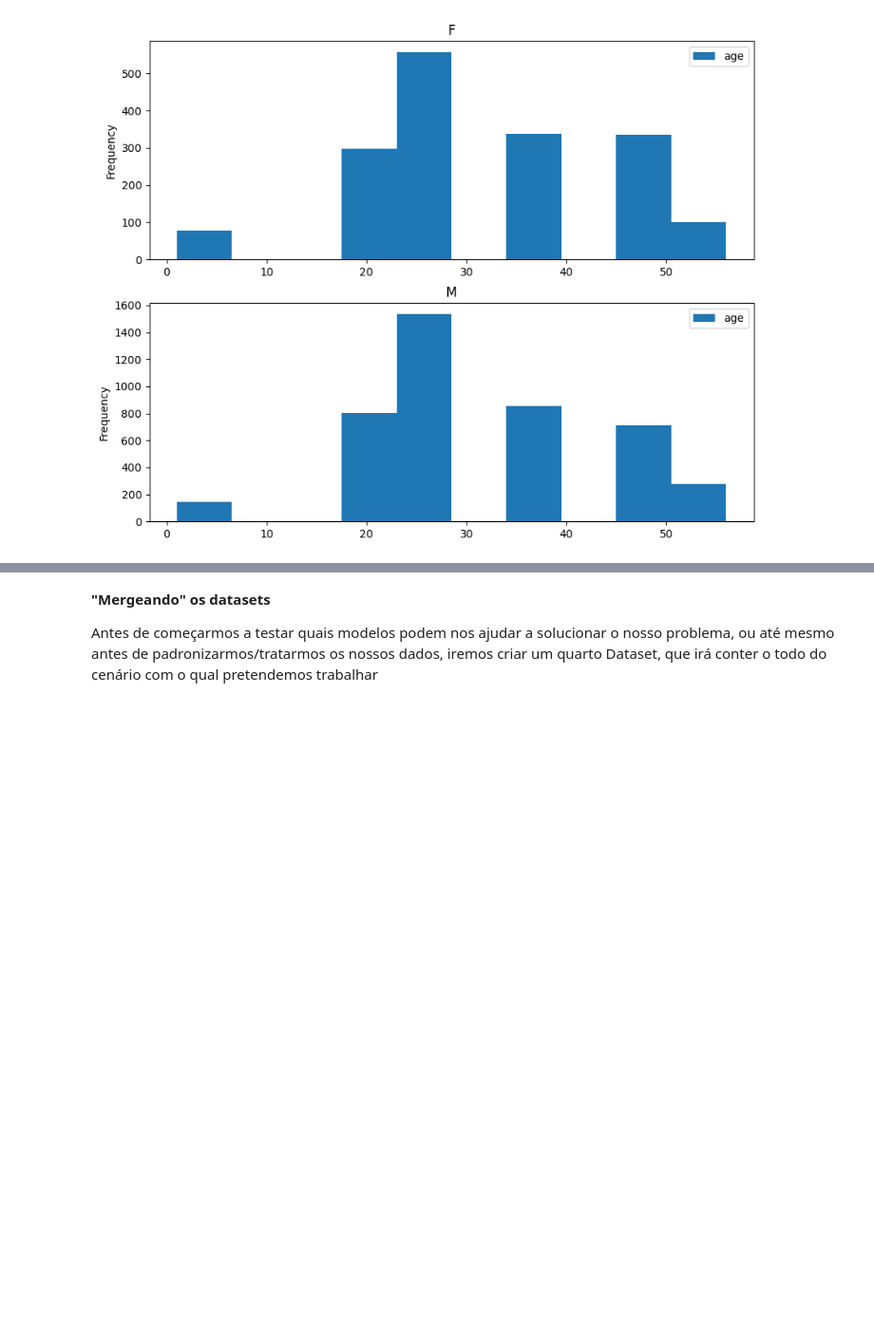
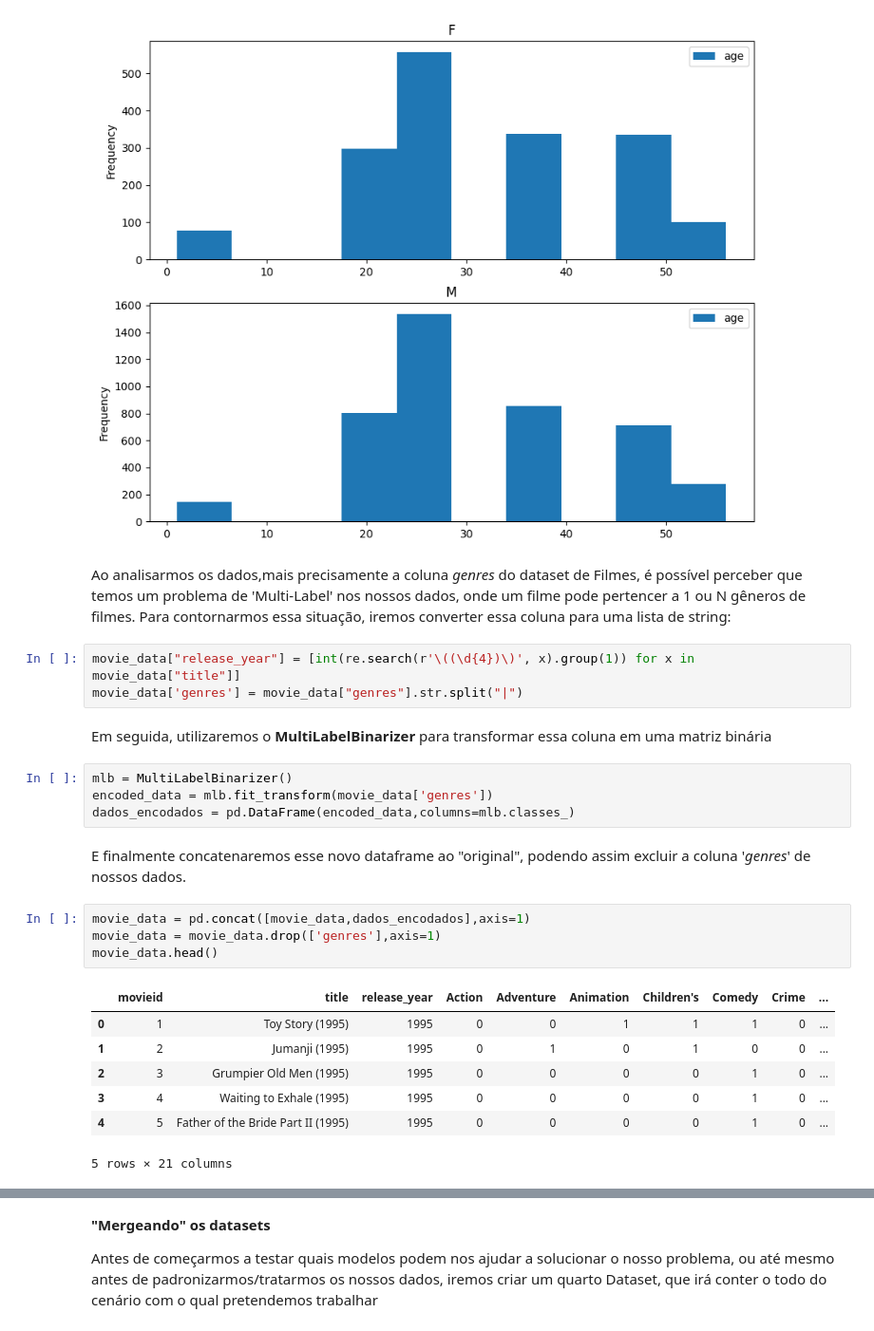
Before and after one commit to Hugo-Vaz/postech_techchallenge3, a Jupyter notebook: tech-challenge_3-movie_gender_correlation.ipynb, the cells around one changed output, grey strips where cells are left out. Shown at 95% size. Drawn from its saved outputs; the diff is of its cells as text; blank space fills up the shorter version.

```diff
--- a/tech-challenge_3-movie_gender_correlation.ipynb
+++ b/tech-challenge_3-movie_gender_correlation.ipynb
@@ -58,3 +63,28 @@ user_data.plot.hist(column=["age"], by="gender", figsize=(10, 8))
 array([<Axes: title={'center': 'F'}, ylabel='Frequency'>,
        <Axes: title={'center': 'M'}, ylabel='Frequency'>], dtype=object)
 [figure]
+# %% [markdown]
+Ao analisarmos os dados,mais precisamente a coluna *genres* do dataset de Filmes, é possível perceber que temos um problema de 'Multi-Label' nos nossos dados, onde um filme pode pertencer a 1 ou N gêneros de filmes. Para contornarmos essa situação, iremos converter essa coluna para uma lista de string:
+# %%
+movie_data["release_year"] = [int(re.search(r'\((\d{4})\)', x).group(1)) for x in movie_data["title"]]
+movie_data['genres'] = movie_data["genres"].str.split("|")
+# %% [markdown]
+Em seguida, utilizaremos o **MultiLabelBinarizer** para transformar essa coluna em uma matriz binária
+# %%
+mlb = MultiLabelBinarizer()
+encoded_data = mlb.fit_transform(movie_data['genres'])
+dados_encodados = pd.DataFrame(encoded_data,columns=mlb.classes_)
+# %% [markdown]
+E finalmente concatenaremos esse novo dataframe ao "original", podendo assim excluir a coluna '*genres*' de nossos dados.
+# %%
+movie_data = pd.concat([movie_data,dados_encodados],axis=1)
+movie_data = movie_data.drop(['genres'],axis=1)
+movie_data.head()
+# %% [output]
+|  | movieid | title | release_year | Action | Adventure | Animation | Children's | Comedy | Crime | ... |
+| 0 | 1 | Toy Story (1995) | 1995 | 0 | 0 | 1 | 1 | 1 | 0 | ... |
+| 1 | 2 | Jumanji (1995) | 1995 | 0 | 1 | 0 | 1 | 0 | 0 | ... |
+| 2 | 3 | Grumpier Old Men (1995) | 1995 | 0 | 0 | 0 | 0 | 1 | 0 | ... |
+| 3 | 4 | Waiting to Exhale (1995) | 1995 | 0 | 0 | 0 | 0 | 1 | 0 | ... |
+| 4 | 5 | Father of the Bride Part II (1995) | 1995 | 0 | 0 | 0 | 0 | 1 | 0 | ... |
+5 rows × 21 columns
```
Also changed, not shown: parts of 25 cells of this notebook.
